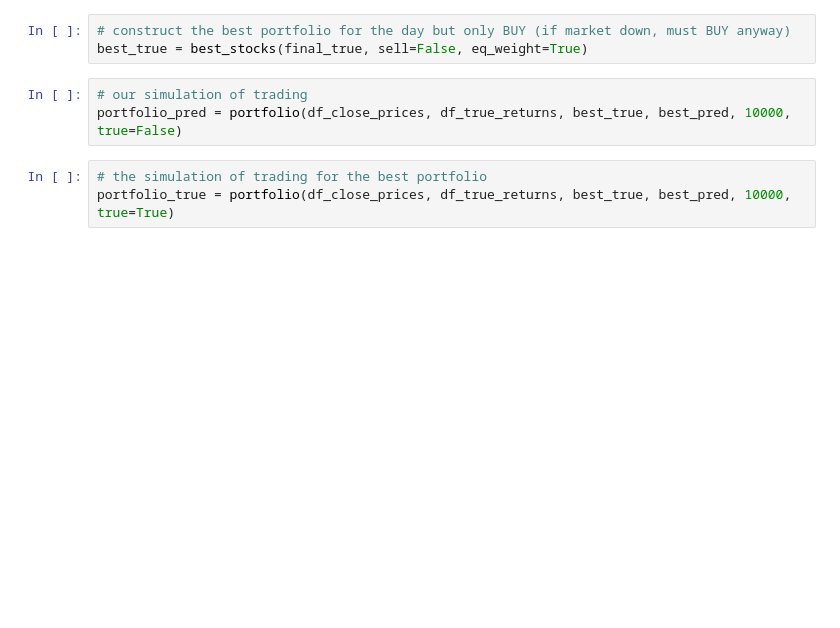
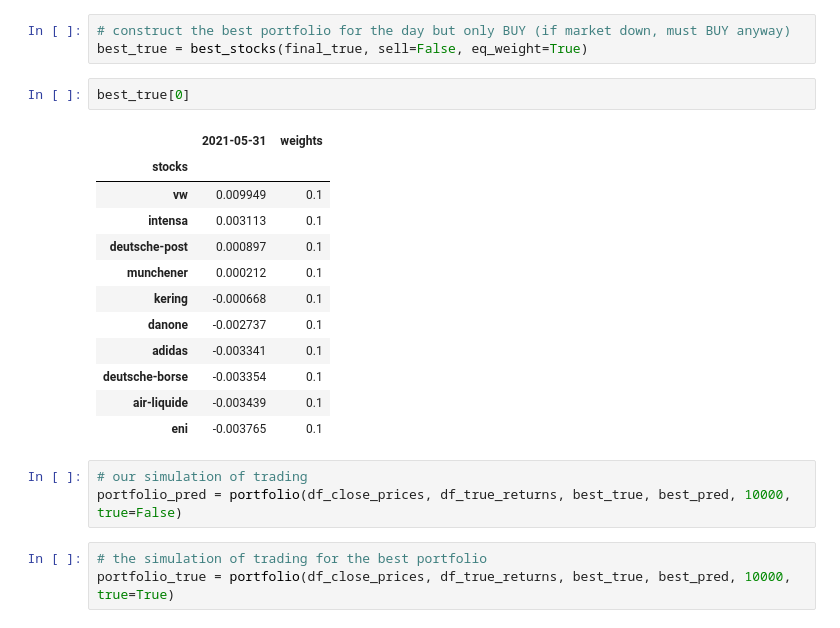
Before and after one commit to Jaouad-AHRAOUI/stock_prediction, a Jupyter notebook: notebooks/Workflow_test.ipynb, the cells around one changed output. Drawn from its saved outputs; the diff is of its cells as text; blank space fills up the shorter version.

```diff
--- a/notebooks/Workflow_test.ipynb
+++ b/notebooks/Workflow_test.ipynb
@@ -98,6 +134,21 @@ best_pred = best_stocks(final_pred, sell=True, eq_weight=False)
 # %%
 # construct the best portfolio for the day but only BUY (if market down, must BUY anyway)
 best_true = best_stocks(final_true, sell=False, eq_weight=True)
+# %%
+best_true[0]
+# %% [output]
+|  | 2021-05-31 | weights |
+| stocks |  |  |
+| vw | 0.009949 | 0.1 |
+| intensa | 0.003113 | 0.1 |
+| deutsche-post | 0.000897 | 0.1 |
+| munchener | 0.000212 | 0.1 |
+| kering | -0.000668 | 0.1 |
+| danone | -0.002737 | 0.1 |
+| adidas | -0.003341 | 0.1 |
+| deutsche-borse | -0.003354 | 0.1 |
+| air-liquide | -0.003439 | 0.1 |
+| eni | -0.003765 | 0.1 |
 # %%
 # our simulation of trading
 portfolio_pred = portfolio(df_close_prices, df_true_returns, best_true, best_pred, 10000, true=False)
```
Also changed, not shown: parts of 20 cells of this notebook, 3 other files.
